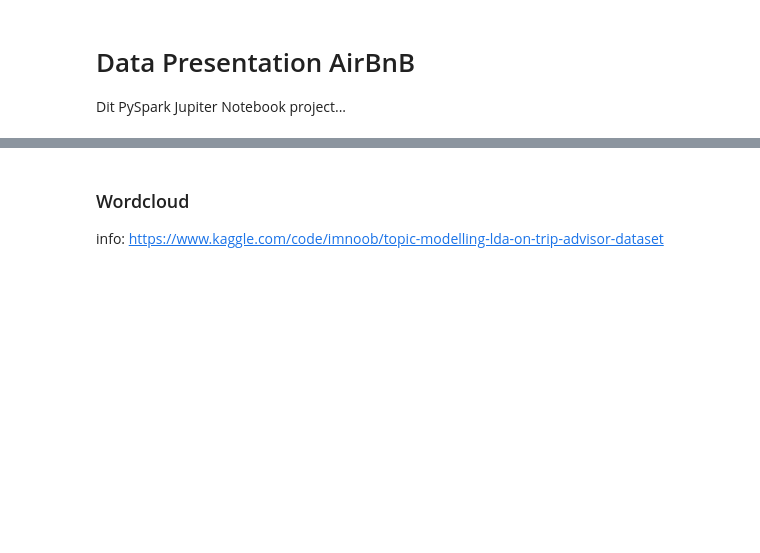
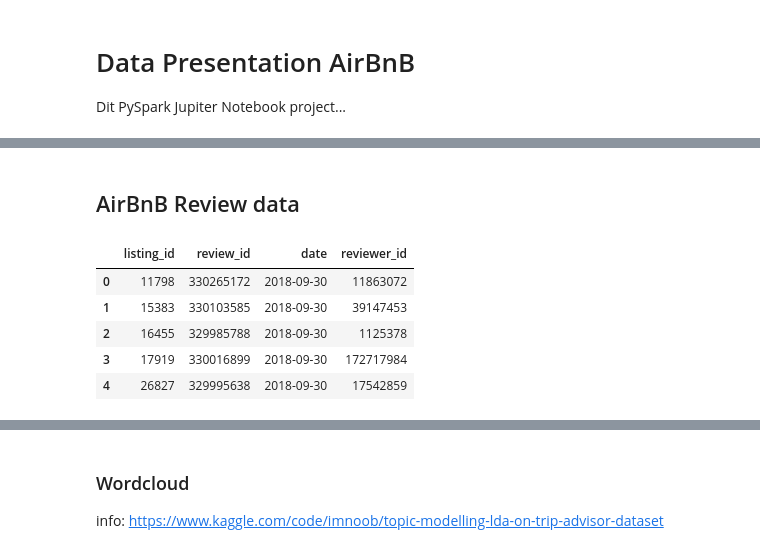
Before and after one commit to JarnoDeSmedt/data-presentation, a Jupyter notebook: AirBnB.ipynb, the cells around one changed output, grey strips where cells are left out. Drawn from its saved outputs; the diff is of its cells as text; code cells hidden in the pictures; blank space fills up the shorter version.

```diff
--- a/AirBnB.ipynb
+++ b/AirBnB.ipynb
@@ -15,2 +53,14 @@ import seaborn as sns
 # %%
 #cleaning
+# %% [markdown]
+## AirBnB Review data
+# %%
+df_airbnb_reviews = pd.read_csv('../Airbnb Data/Reviews.csv')
+df_airbnb_reviews.head()
+# %% [output]
+|  | listing_id | review_id | date | reviewer_id |
+| 0 | 11798 | 330265172 | 2018-09-30 | 11863072 |
+| 1 | 15383 | 330103585 | 2018-09-30 | 39147453 |
+| 2 | 16455 | 329985788 | 2018-09-30 | 1125378 |
+| 3 | 17919 | 330016899 | 2018-09-30 | 172717984 |
+| 4 | 26827 | 329995638 | 2018-09-30 | 17542859 |
```
Also changed, not shown: parts of 16 cells of this notebook.
